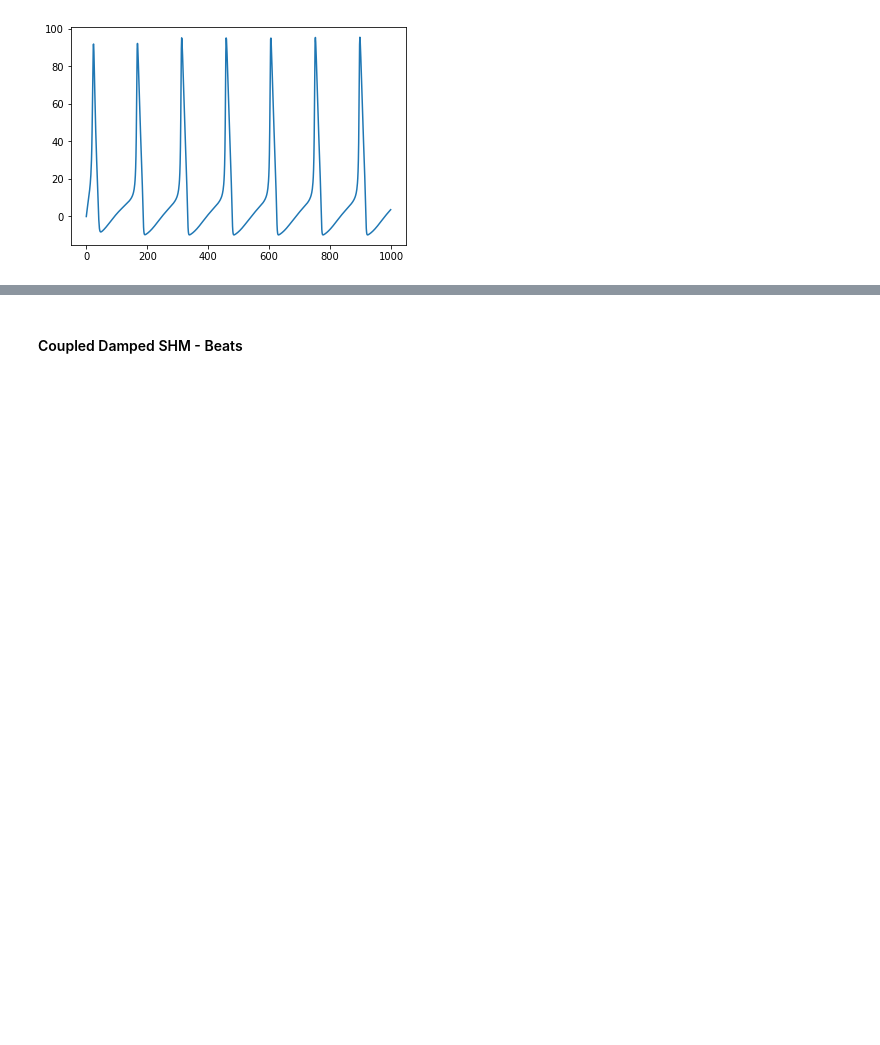
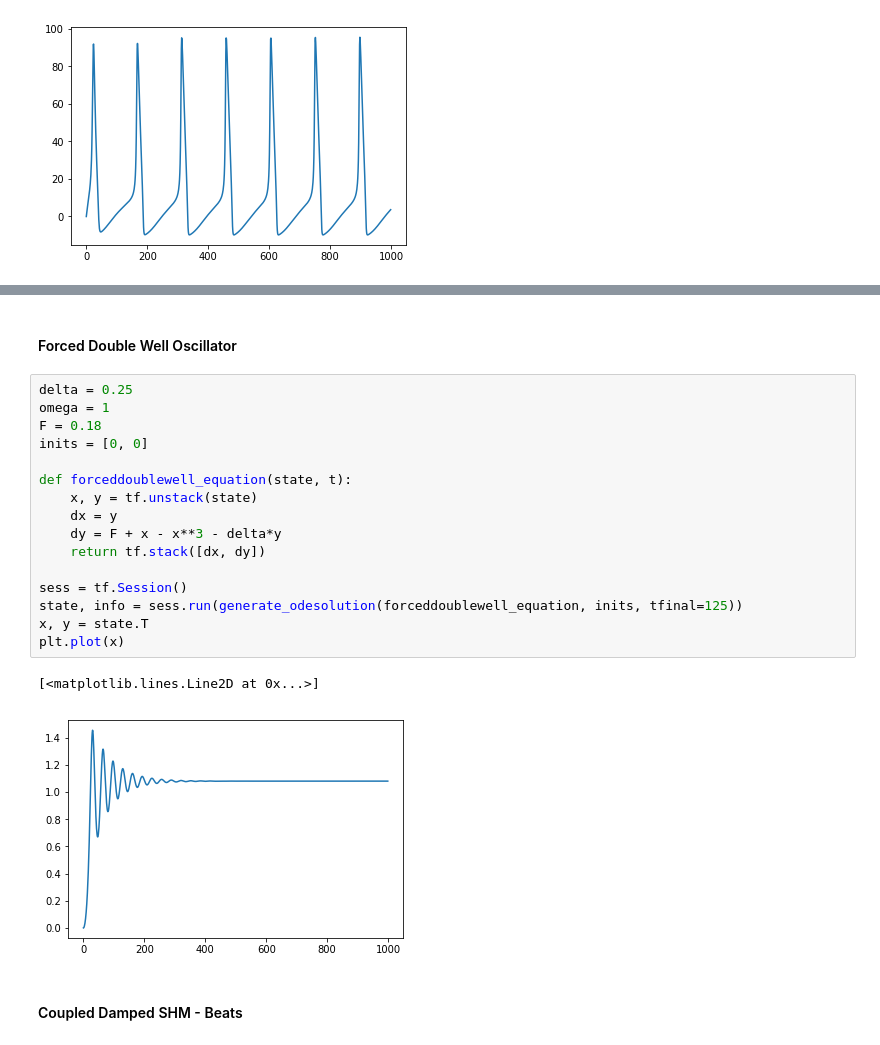
Before and after one commit to zthurman/fizzpy, a Jupyter notebook: Notebooks/Fractal Dynamics.ipynb, the cells around one changed output, grey strips where cells are left out. Drawn from its saved outputs; the diff is of its cells as text; blank space fills up the shorter version.

```diff
--- a/Notebooks/Fractal Dynamics.ipynb
+++ b/Notebooks/Fractal Dynamics.ipynb
@@ -200,3 +244,24 @@ plt.plot(-i)
+# %% [markdown]
+#### Forced Double Well Oscillator
+# %%
+delta = 0.25
+omega = 1
+F = 0.18
+inits = [0, 0]
+
+def forceddoublewell_equation(state, t):
+    x, y = tf.unstack(state)
+    dx = y
+    dy = F + x - x**3 - delta*y
+    return tf.stack([dx, dy])
+
+sess = tf.Session()
+state, info = sess.run(generate_odesolution(forceddoublewell_equation, inits, tfinal=125))
+x, y = state.T
+plt.plot(x)
+# %% [output]
+[<matplotlib.lines.Line2D at 0x...>]
+[figure, added]
 # %% [markdown]
 #### Coupled Damped SHM - Beats
 # %%
```
Also changed, not shown: parts of 16 cells of this notebook.
